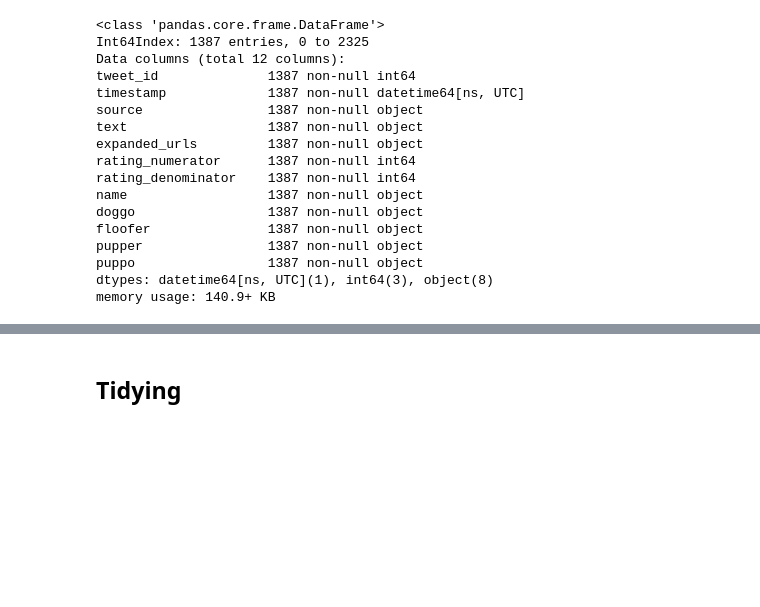
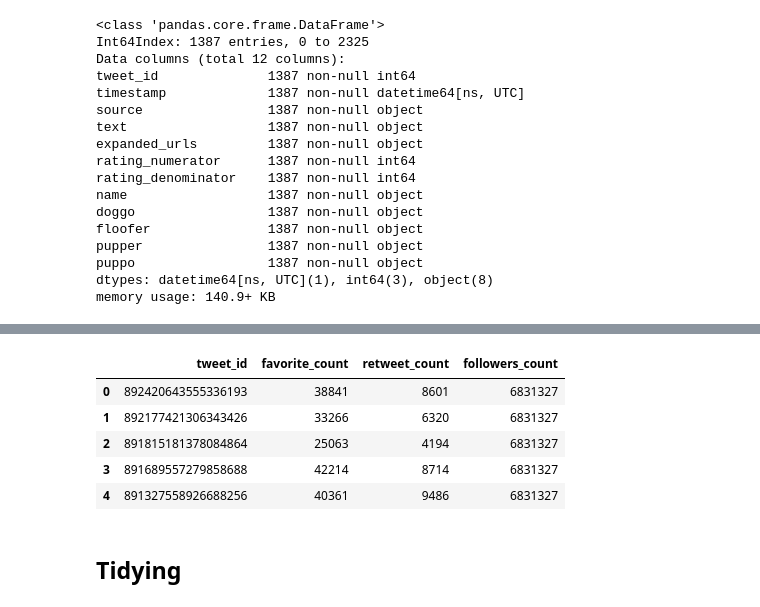
Before and after one commit to mohamedgabribrahim/WeRateDogs, a Jupyter notebook: wrangle_act.ipynb, the cells around one changed output, grey strips where cells are left out. Cells and saved outputs as stored; diff of their text form; code cells hidden in the pictures; blank space fills up the shorter version.

```diff
--- a/wrangle_act.ipynb
+++ b/wrangle_act.ipynb
@@ -206,3 +318,13 @@ memory usage: 140.9+ KB
+# %%
+tweet_json_clean = tweet_json.drop(['friends_count', 'source', 'retweeted_status', 'url'], axis=1)
+tweet_json_clean.head()
+# %% [output]
+|  | tweet_id | favorite_count | retweet_count | followers_count |
+| 0 | 892420643555336193 | 38841 | 8601 | 6831327 |
+| 1 | 892177421306343426 | 33266 | 6320 | 6831327 |
+| 2 | 891815181378084864 | 25063 | 4194 | 6831327 |
+| 3 | 891689557279858688 | 42214 | 8714 | 6831327 |
+| 4 | 891327558926688256 | 40361 | 9486 | 6831327 |
 # %% [markdown]
 ## Tidying
 # %%
```
Also changed, not shown: parts of 25 cells of this notebook.
